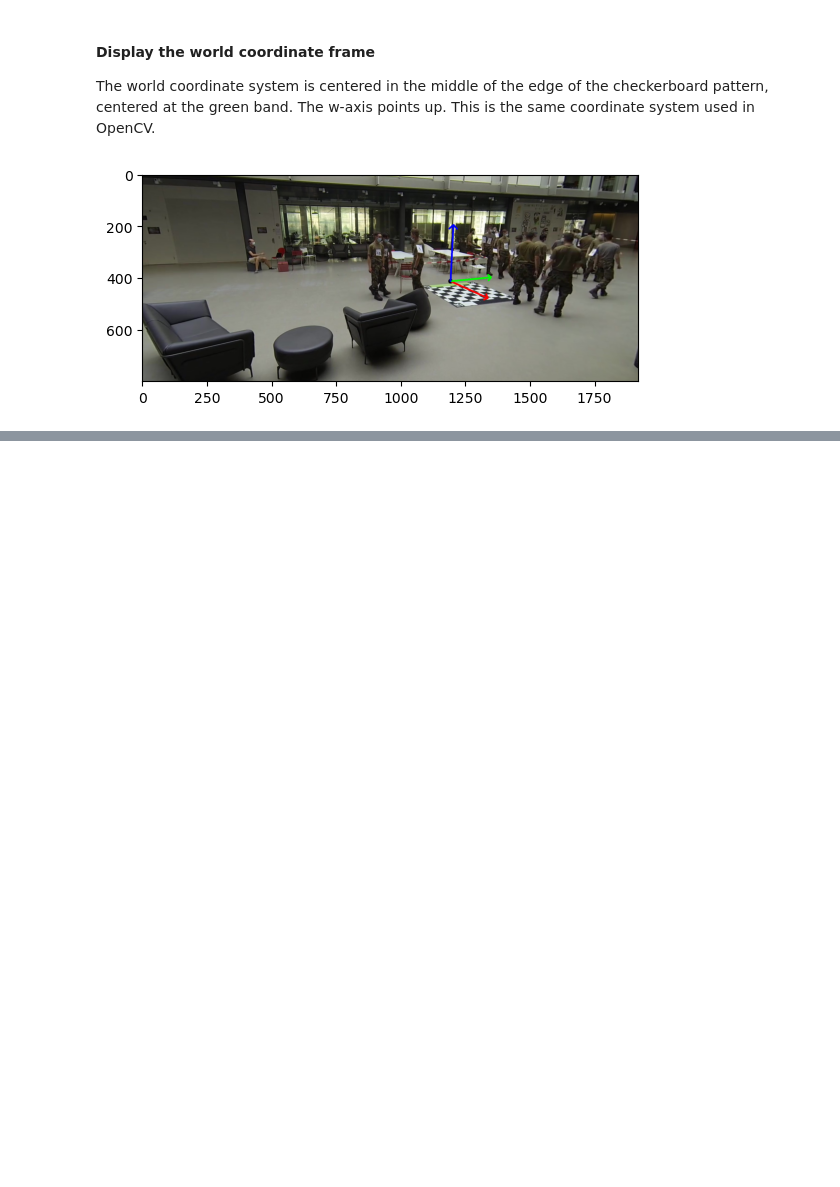
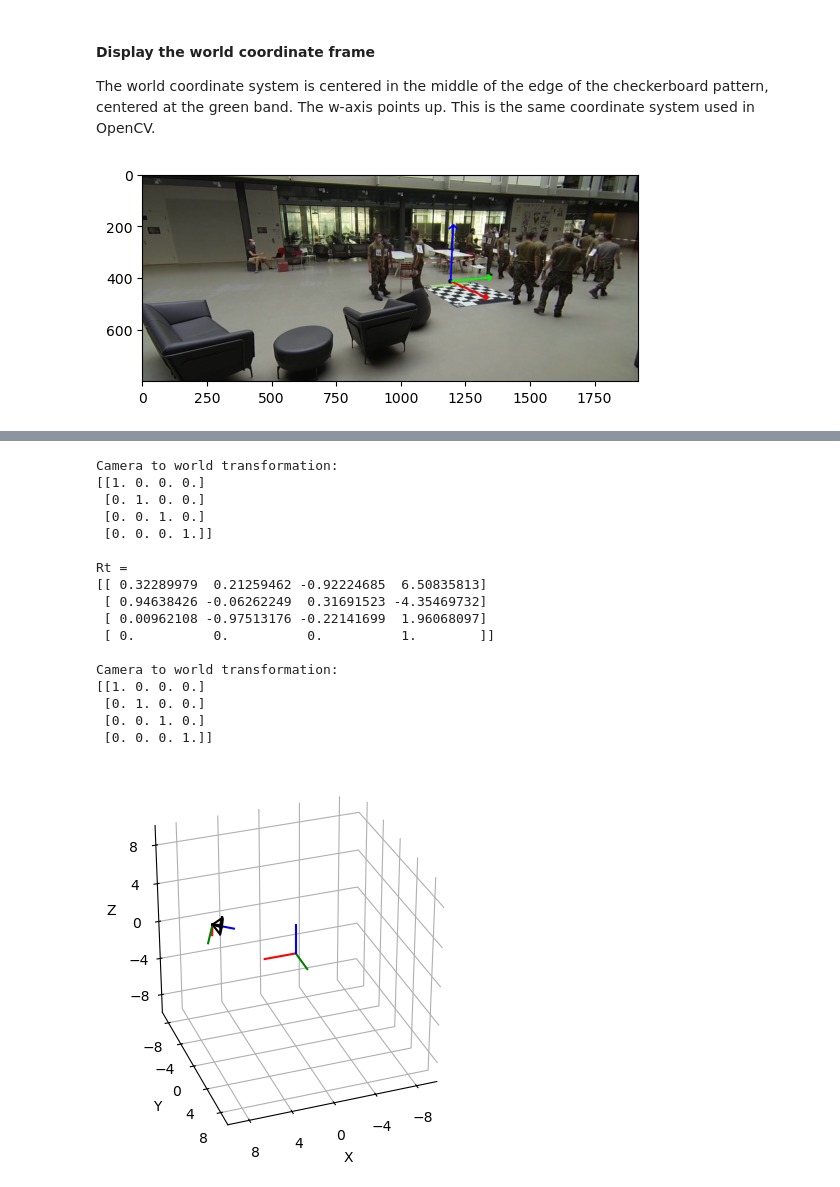
Before and after one commit to ribeiro-computer-vision/pinhole_camera_model, a Jupyter notebook: the_pinhole_camera_model.ipynb, the cells around one changed output, grey strips where cells are left out. Drawn from its saved outputs; the diff is of its cells as text; code cells hidden in the pictures; blank space fills up the shorter version.

Commit message:
added camera display

```diff
--- a/the_pinhole_camera_model.ipynb
+++ b/the_pinhole_camera_model.ipynb
@@ -561,6 +564,10 @@ print("Lambda = \n",np.matrix(Lambda),"\n")
 print("Omega = \n",np.matrix(Omega),"\n")
 print("tau = \n",np.matrix(tau),"\n")
 print("lens distortion = \n",np.matrix(dist),"\n")
+
+Lambda = Lambda.reshape(3,3)
+Omega = Omega.reshape(3,3)
+tau   = tau.reshape(3,1)
 # %% [output]
 ----------------------------------------
 Calibration matrices
@@ -652,0 +678,72 @@ Utils.draw_coordinate_frame(image_axes, img_corrected)
+# %%
+import pytransform3d.camera as pc
+import pytransform3d.transformations as pt
+
+# cam2world = pt.transform_from_pq([0, 0, 0, np.sqrt(0.5), -np.sqrt(0.5), 0, 0])
+# default parameters of a camera in Blender
+sensor_size = np.array([nCols, nRows])
+intrinsic_matrix = Lambda
+
+virtual_image_distance = .8
+
+print(f"Camera to world transformation:\n{cam2world}\n")
+
+# This is the camera coordinate frame
+# Camera pose, i.e., the matrix [R t] of extrinsic parameters
+Rt = np.block([Omega.T, -Omega.T @ tau])
+
+# Convert Rt from 3x4 to a 4x4 transformation matrix
+Rt = np.vstack([Rt, [0, 0, 0, 1]])
+
+# Print camera extrinsic parameters
+print(f"Rt = \n{Rt}\n")
+
+cam2world = Rt
+ax = pt.plot_transform(A2B=cam2world, s=2,
+                       # name="Camera"
+                       )
+pc.plot_camera(
+    ax,
+    cam2world=cam2world,
+    M=intrinsic_matrix,
+    sensor_size=sensor_size,
+    virtual_image_distance=virtual_image_distance,
+)
+
+
+
+# This is the world coordinate frame
+cam2world = pt.transform_from_pq([0, 0, 0, 0, 0, 0, 0])
+print(f"Camera to world transformation:\n{cam2world}\n")
+pt.plot_transform(ax, A2B=cam2world, s=3,
+                  #name="World"
+                  )
+
+
+
+ax.view_init(30, 70)
+ax.set_xlim(-10, 10)
+ax.set_ylim(-10, 10)
+ax.set_zlim(-10, 10)
+
+
+plt.show()
+# %% [output]
+Camera to world transformation:
+[[1. 0. 0. 0.]
+ [0. 1. 0. 0.]
+ [0. 0. 1. 0.]
+ [0. 0. 0. 1.]]
+
+Rt =
+[[ 0.32289979  0.21259462 -0.92224685  6.50835813]
+ [ 0.94638426 -0.06262249  0.31691523 -4.35469732]
+ [ 0.00962108 -0.97513176 -0.22141699  1.96068097]
+ [ 0.          0.          0.          1.        ]]
+
+Camera to world transformation:
+[[1. 0. 0. 0.]
+ [0. 1. 0. 0.]
+ [0. 0. 1. 0.]
+ [0. 0. 0. 1.]]
+[figure, added]
```
Also changed, not shown: parts of 6 cells of this notebook, 1 other file.
